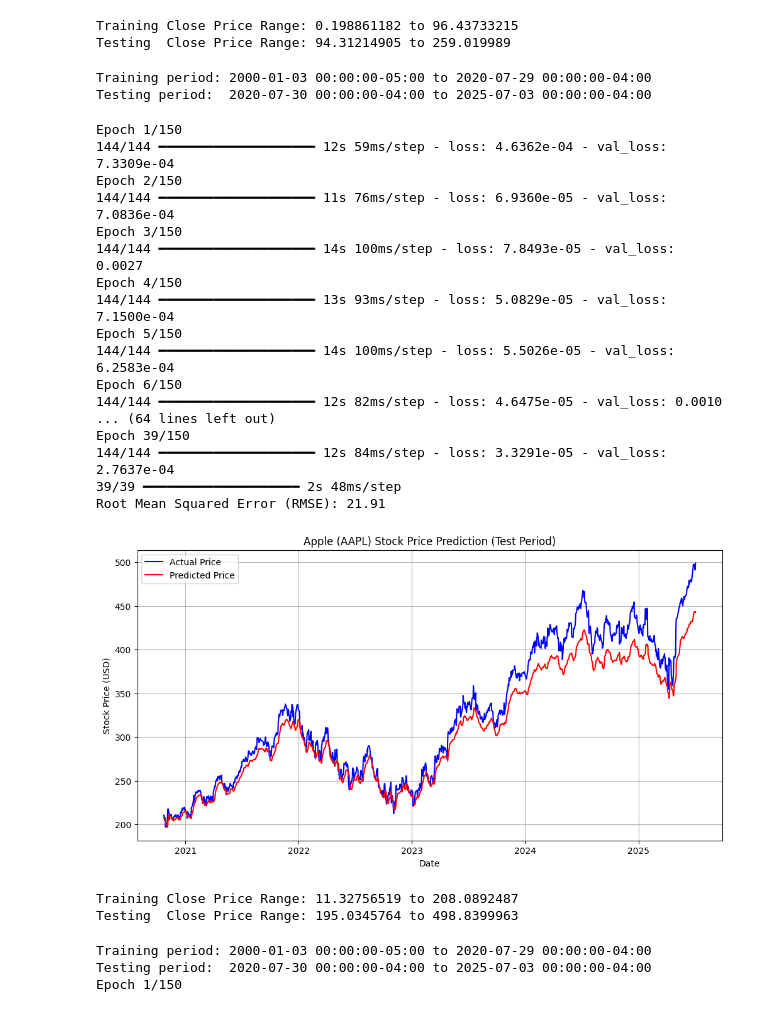
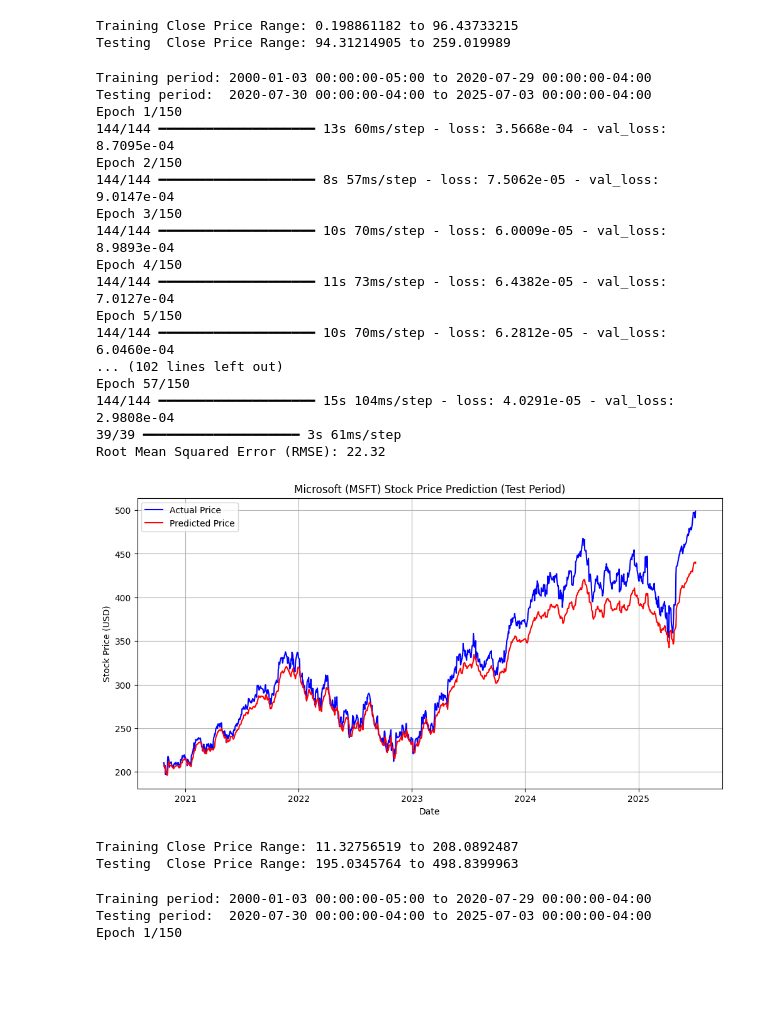
Before and after one commit to PriyanshuYadav08/test-practice-others, a Jupyter notebook: DSE DS/DS Project/first.ipynb, the cells around one changed output. Drawn from its saved outputs; the diff is of its cells as text; code cells hidden in the pictures; blank space fills up the shorter version.

```diff
--- a/DSE DS/DS Project/first.ipynb
+++ b/DSE DS/DS Project/first.ipynb
@@ -861,54 +861,52 @@ actual = scaler.inverse_transform(y_test.reshape(-1,1))
 
 # ==========================
 # 8. Evaluation
 # ==========================
 rmse = np.sqrt(mean_squared_error(actual, predictions))
 print(f"Root Mean Squared Error (RMSE): {rmse:.2f}")
 
 # ==========================
 # 9. Visualization
 # ==========================
 # Align test dates to sequence output (skip first 60 days)
 test_dates = apple_data['Date'].iloc[train_size + time_steps:]
 
 plt.figure(figsize=(12,6))
 plt.plot(test_dates, actual, color='blue', label='Actual Price')
 plt.plot(test_dates, predictions, color='red', label='Predicted Price')
-plt.title("Apple (AAPL) Stock Price Prediction (Test Period)")
+plt.title("Microsoft (MSFT) Stock Price Prediction (Test Period)")
 plt.xlabel("Date")
 plt.ylabel("Stock Price (USD)")
 plt.legend()
 plt.grid(True)
 plt.show()
 
 # ==========================
 # 10. Optional: Range Info
 # ==========================
 print("Training Close Price Range:", train_data.min(), "to", train_data.max())
 print("Testing  Close Price Range:", test_data.min(), "to", test_data.max())
 # %% [output]
 Training period: 2000-01-03 00:00:00-05:00 to 2020-07-29 00:00:00-04:00
 Testing period:  2020-07-30 00:00:00-04:00 to 2025-07-03 00:00:00-04:00
+Epoch 1/150
+144/144 ━━━━━━━━━━━━━━━━━━━━ 13s 60ms/step - loss: 3.5668e-04 - val_loss: 8.7095e-04
+Epoch 2/150
+144/144 ━━━━━━━━━━━━━━━━━━━━ 8s 57ms/step - loss: 7.5062e-05 - val_loss: 9.0147e-04
+Epoch 3/150
+144/144 ━━━━━━━━━━━━━━━━━━━━ 10s 70ms/step - loss: 6.0009e-05 - val_loss: 8.9893e-04
+Epoch 4/150
+144/144 ━━━━━━━━━━━━━━━━━━━━ 11s 73ms/step - loss: 6.4382e-05 - val_loss: 7.0127e-04
+Epoch 5/150
+144/144 ━━━━━━━━━━━━━━━━━━━━ 10s 70ms/step - loss: 6.2812e-05 - val_loss: 6.0460e-04
+... (102 lines left out)
+Epoch 57/150
+144/144 ━━━━━━━━━━━━━━━━━━━━ 15s 104ms/step - loss: 4.0291e-05 - val_loss: 2.9808e-04
+39/39 ━━━━━━━━━━━━━━━━━━━━ 3s 61ms/step
+Root Mean Squared Error (RMSE): 22.32
+[figure, new version]
-Epoch 1/150
-144/144 ━━━━━━━━━━━━━━━━━━━━ 12s 59ms/step - loss: 4.6362e-04 - val_loss: 7.3309e-04
-Epoch 2/150
-144/144 ━━━━━━━━━━━━━━━━━━━━ 11s 76ms/step - loss: 6.9360e-05 - val_loss: 7.0836e-04
-Epoch 3/150
-144/144 ━━━━━━━━━━━━━━━━━━━━ 14s 100ms/step - loss: 7.8493e-05 - val_loss: 0.0027
-Epoch 4/150
-144/144 ━━━━━━━━━━━━━━━━━━━━ 13s 93ms/step - loss: 5.0829e-05 - val_loss: 7.1500e-04
-Epoch 5/150
-144/144 ━━━━━━━━━━━━━━━━━━━━ 14s 100ms/step - loss: 5.5026e-05 - val_loss: 6.2583e-04
-Epoch 6/150
-144/144 ━━━━━━━━━━━━━━━━━━━━ 12s 82ms/step - loss: 4.6475e-05 - val_loss: 0.0010
-... (64 lines left out)
-Epoch 39/150
-144/144 ━━━━━━━━━━━━━━━━━━━━ 12s 84ms/step - loss: 3.3291e-05 - val_loss: 2.7637e-04
-39/39 ━━━━━━━━━━━━━━━━━━━━ 2s 48ms/step
-Root Mean Squared Error (RMSE): 21.91
+Training Close Price Range: 11.32756519 to 208.0892487
+Testing  Close Price Range: 195.0345764 to 498.8399963
-[figure, old version]
-Training Close Price Range: 11.32756519 to 208.0892487
-Testing  Close Price Range: 195.0345764 to 498.8399963
 # %%
 # ==========================
 # LSTM Stock Price Prediction (Fixed Version)
```
Also changed, not shown: 2 other files.
